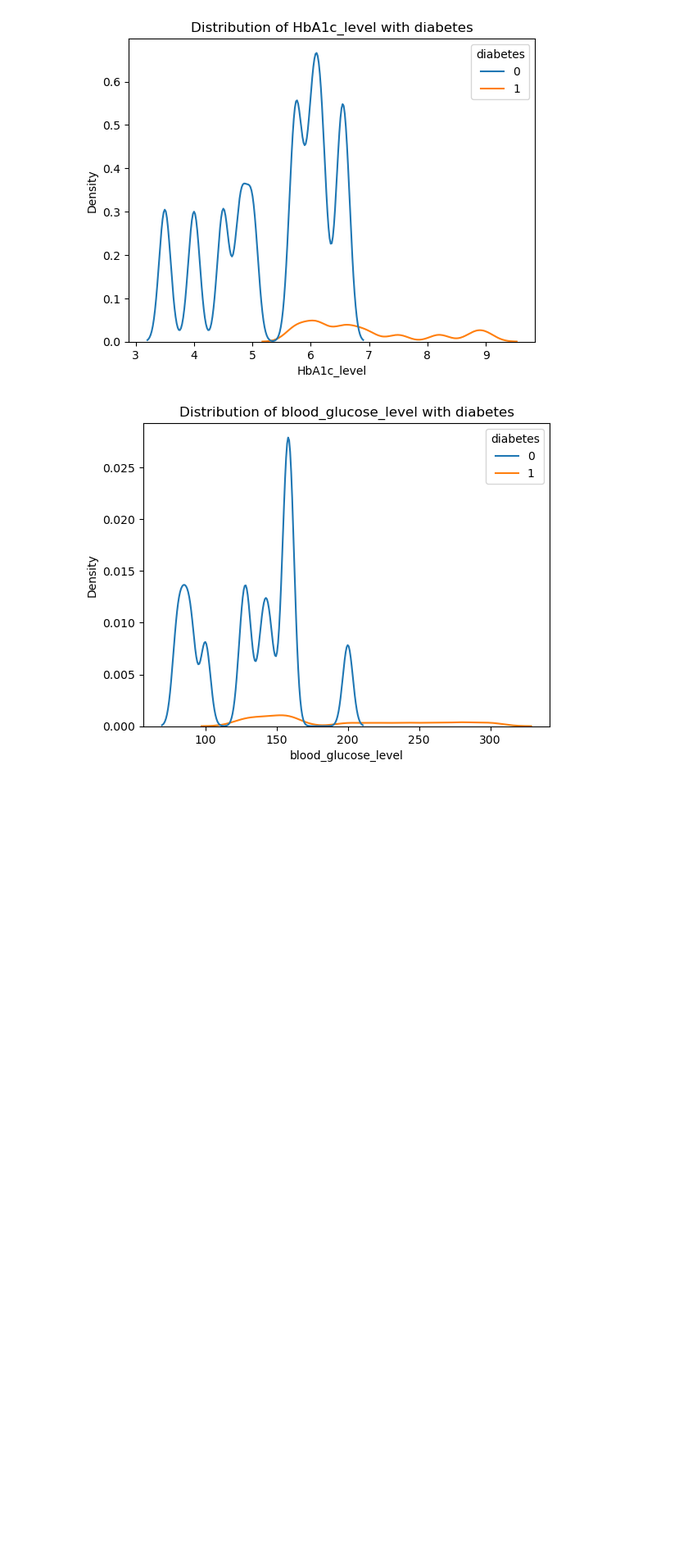
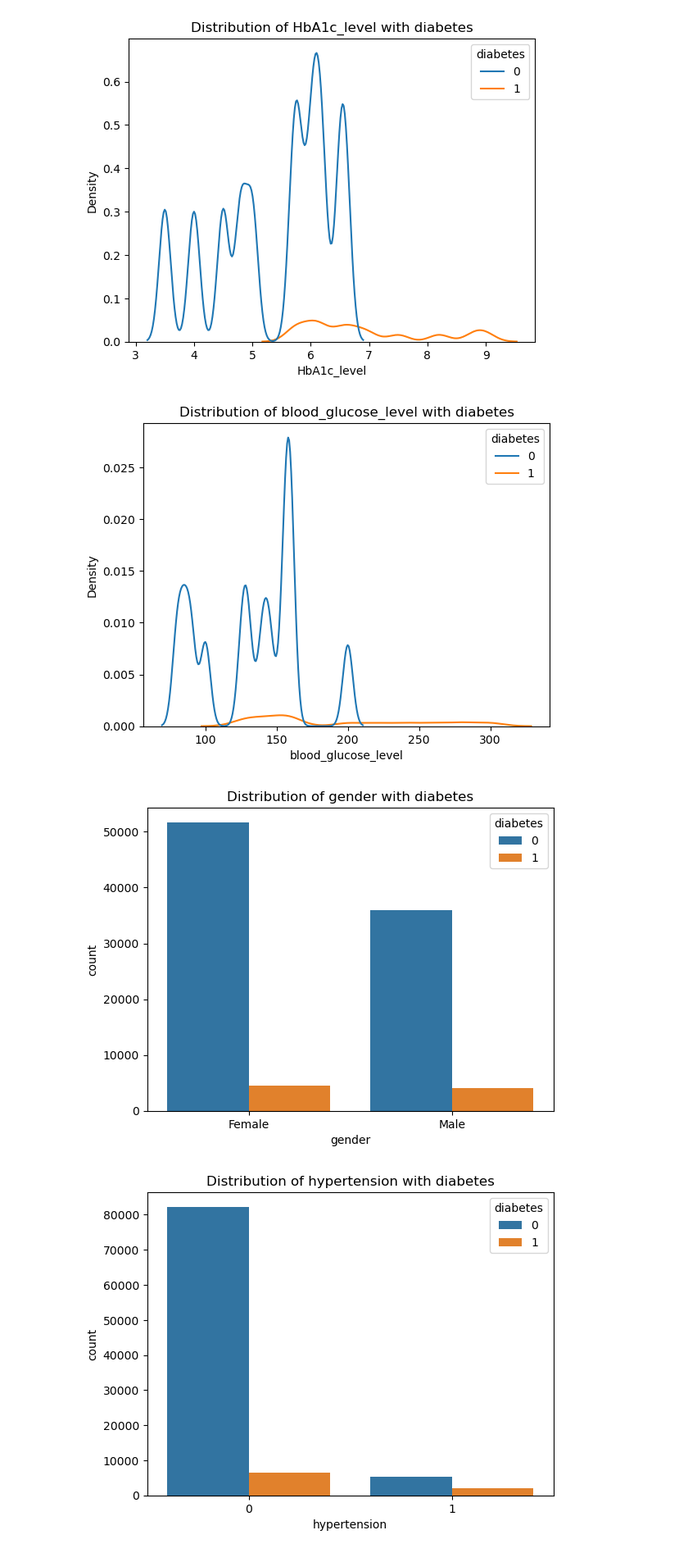
Before and after one commit to ImpactGLX323/UMAIHackathon-UNM, a Jupyter notebook: model/exploratory_data_analysis.ipynb, the cells around one changed output. Shown at 82% size. Saved outputs shown, nothing was run; the diff lists cells and outputs as text; code cells hidden in the pictures; blank space fills up the shorter version.

Commit message:
eda added count plot for categorical columns with target diabetes

```diff
--- a/model/exploratory_data_analysis.ipynb
+++ b/model/exploratory_data_analysis.ipynb
@@ -199,3 +199,13 @@ for column in numerical_columns:
 [figure]
 [figure]
 [figure]
+# %%
+# Plot distribution for categorical columns with target
+
+for column in categorical_columns:
+    sns.countplot(data=df, x=column, hue=target)
+    plt.title(f'Distribution of {column} with {target}')
+    plt.show()
+# %% [output]
+[figure, added]
+[figure, added]
```
Also changed, not shown: parts of 1 cell of this notebook.
